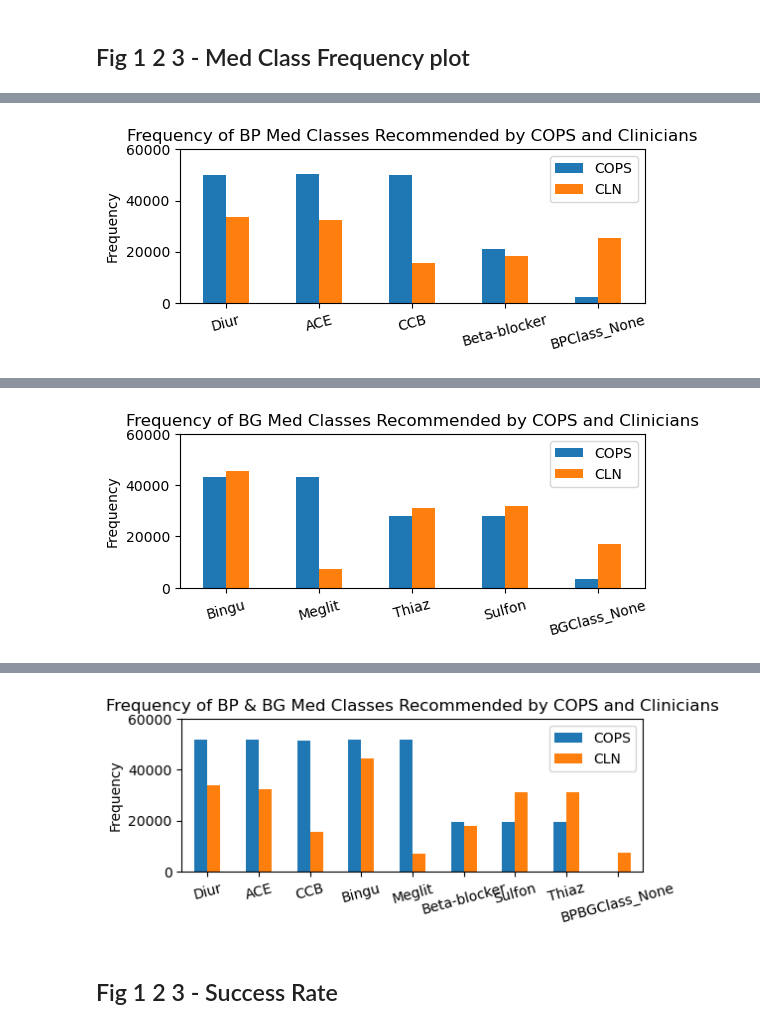
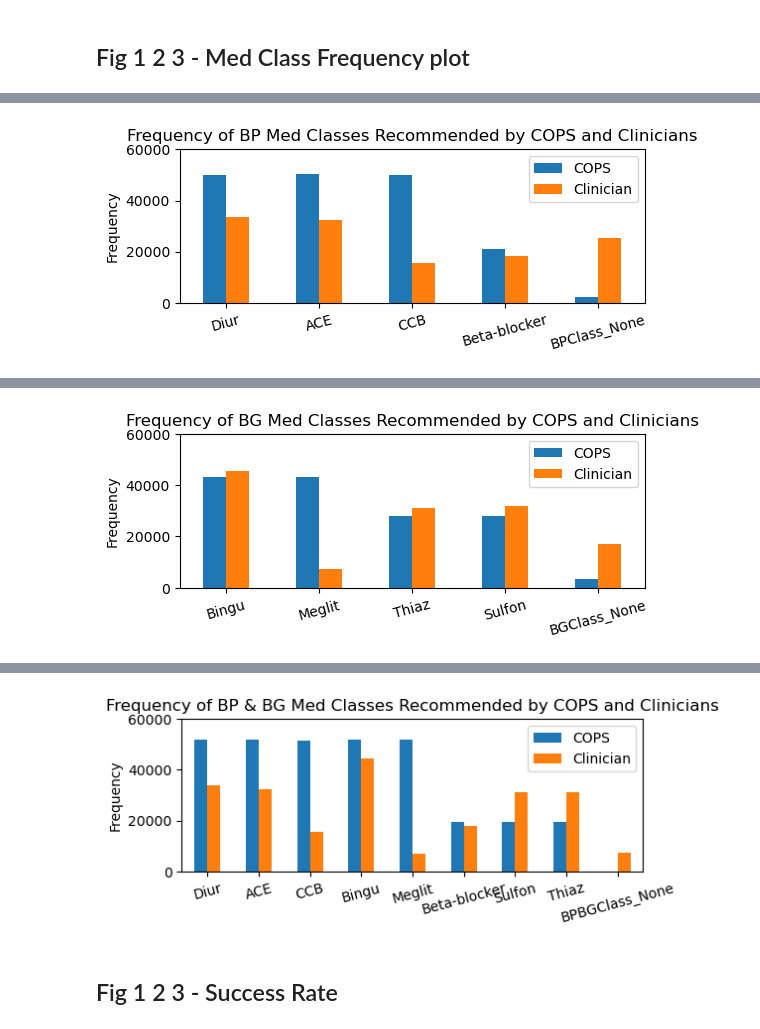
Before and after one commit to tian1327/Accord-RL, a Jupyter notebook: NumericalResults/Table_and_Plots_v6_newrange_final.ipynb, the cells around one changed output, grey strips where cells are left out. Cells and saved outputs as stored; diff of their text form; code cells hidden in the pictures.

```diff
--- a/NumericalResults/Table_and_Plots_v6_newrange_final.ipynb
+++ b/NumericalResults/Table_and_Plots_v6_newrange_final.ipynb
@@ -801,14 +801,14 @@ def plot_med_list(df, flag):
 
     # merge the two series into a dataframe
     med_df = pd.concat([med_COPS, med_CLN], axis=1)
-    med_df.columns = ['COPS', 'CLN']
+    med_df.columns = ['COPS', 'Clinician']
 
     # fill the NaN with 0
     med_df = med_df.fillna(0)
     # print(med_df)
     print(med_df.head(16))
 
-    # plot the bar chart, one bar for COPS, one bar for CLN, x-axis is the index, y-axis is the frequency
+    # plot the bar chart, one bar for COPS, one bar for Clinician, x-axis is the index, y-axis is the frequency
     if flag == 'bpbg':
         # plot only the top 16 med classes
         med_df = med_df.head(16)
@@ -936,10 +936,10 @@ def plot_med_list(df, flag):
     med_df = pd.DataFrame([med_cops, med_cln])
     med_df = med_df.fillna(0)
     med_df = med_df.T
-    med_df.columns = ['COPS', 'CLN']
+    med_df.columns = ['COPS', 'Clinician']
     print(med_df)
 
-    # plot the bar chart, one bar for COPS, one bar for CLN, x-axis is the index, y-axis is the frequency
+    # plot the bar chart, one bar for COPS, one bar for Clinician, x-axis is the index, y-axis is the frequency
     med_df.plot.bar(figsize=(6,2))
     if flag == 'bp':
         plt.title('Frequency of BP Med Classes Recommended by COPS and Clinicians')
@@ -976,4 +976,4 @@ BPClass_None   2628  25387
-[figure, old version]
+[figure, new version]
 ---bg---
 med_cops:  {'Bingu': 43139, 'Meglit': 43216, 'Thiaz': 27870, 'Sulfon': 27965, 'BGClass_None': 3515}
 med_cln:  {'BGClass_None': 17208, 'Bingu': 45336, 'Thiaz': 31121, 'Sulfon': 31686, 'Meglit': 7339}
@@ -986,4 +986,4 @@ BGClass_None   3515  17208
-[figure, old version]
+[figure, new version]
 ---bpbg---
 med_cops:  {'Diur': 51802, 'ACE': 51889, 'CCB': 51664, 'Bingu': 51775, 'Meglit': 51687, 'Beta-blocker': 19435, 'Sulfon': 19595, 'Thiaz': 19452, 'BPBGClass_None': 156}
 med_cln:  {'ACE': 32194, 'Diur': 33856, 'CCB': 15563, 'BPBGClass_None': 7262, 'Bingu': 44445, 'Sulfon': 31266, 'Thiaz': 31043, 'Beta-blocker': 17872, 'Meglit': 7217}
@@ -1000,4 +1000,4 @@ BPBGClass_None    156   7262
-[figure, old version]
+[figure, new version]
 # %% [markdown]
 ## Fig 1 2 3 - Success Rate
 # %% [markdown]
```
Also changed, not shown: parts of 10 cells of this notebook, 7 other files.
